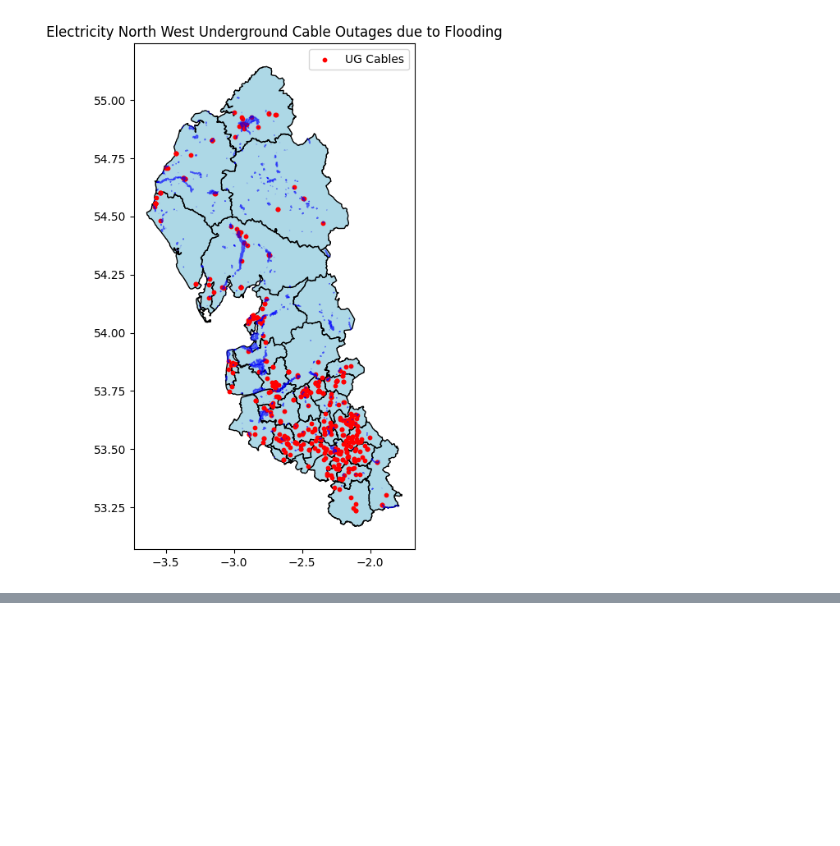
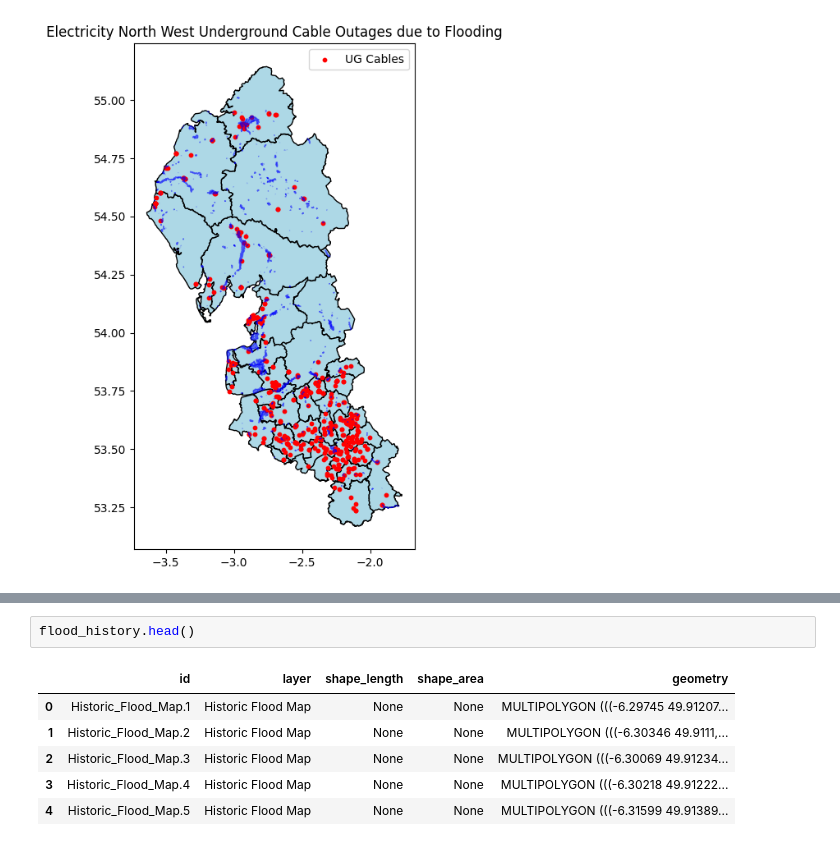
Before and after one commit to neilpaulmartin/geospatial-flooding, a Jupyter notebook: notebooks/geospatial-analysis.ipynb, the cells around one changed output, grey strips where cells are left out. Drawn from its saved outputs; the diff is of its cells as text; blank space fills up the shorter version.

```diff
--- a/notebooks/geospatial-analysis.ipynb
+++ b/notebooks/geospatial-analysis.ipynb
@@ -63,0 +66,9 @@ geology.head()
+# %%
+flood_history.head()
+# %% [output]
+|  | id | layer | shape_length | shape_area | geometry |
+| 0 | Historic_Flood_Map.1 | Historic Flood Map | None | None | MULTIPOLYGON (((-6.29745 49.91207... |
+| 1 | Historic_Flood_Map.2 | Historic Flood Map | None | None | MULTIPOLYGON (((-6.30346 49.9111,... |
+| 2 | Historic_Flood_Map.3 | Historic Flood Map | None | None | MULTIPOLYGON (((-6.30069 49.91234... |
+| 3 | Historic_Flood_Map.4 | Historic Flood Map | None | None | MULTIPOLYGON (((-6.30218 49.91222... |
+| 4 | Historic_Flood_Map.5 | Historic Flood Map | None | None | MULTIPOLYGON (((-6.31599 49.91389... |
```
Also changed, not shown: parts of 7 cells of this notebook, 1 other file.
